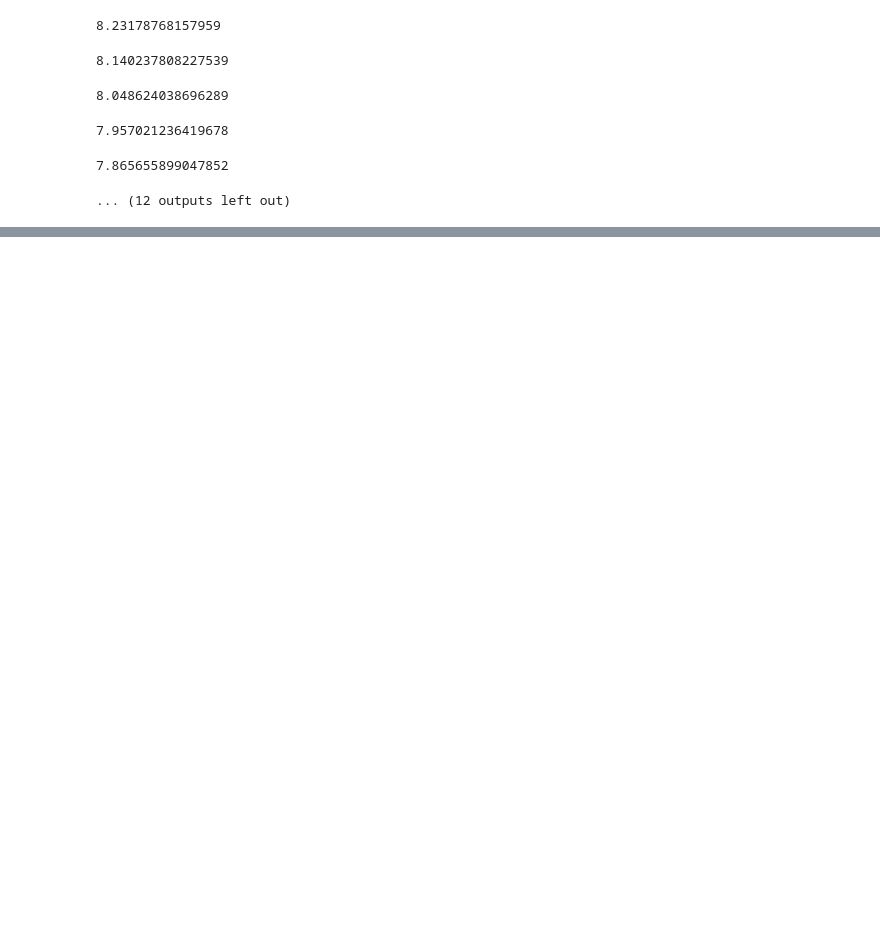
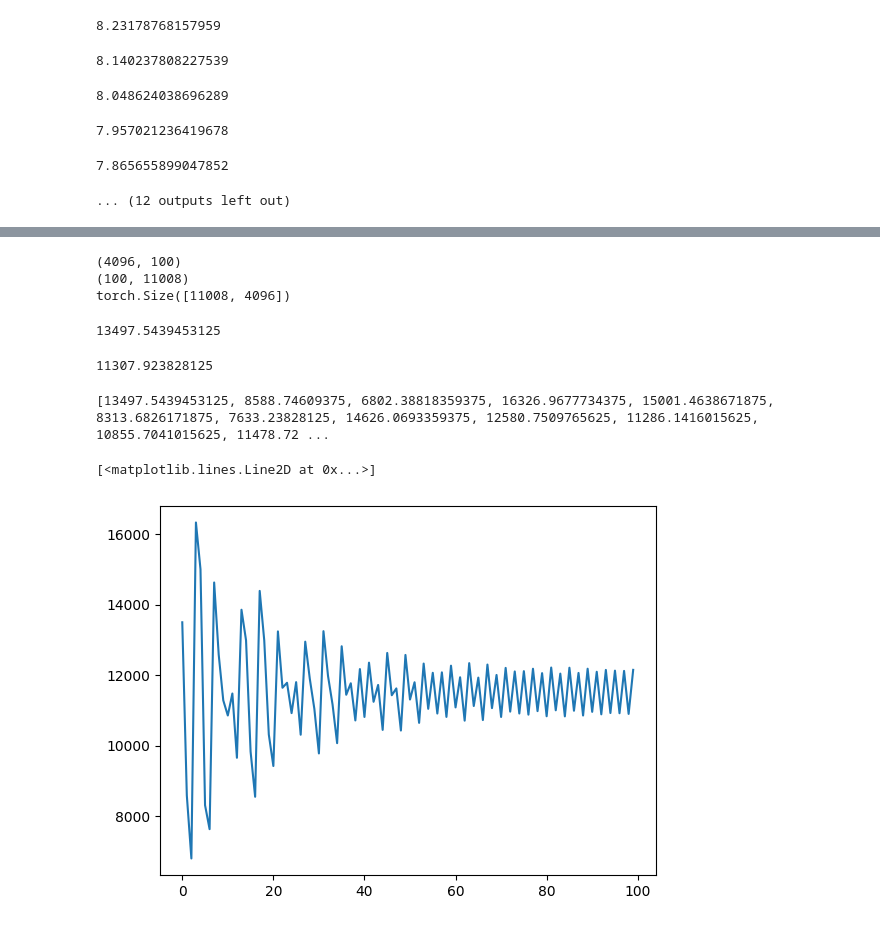
Before and after one commit to mlsquare/CompressiveLearning, a Jupyter notebook: colt/notebooks/03-Matrix-Distillation-via-CS.ipynb, the cells around one changed output, grey strips where cells are left out. Saved outputs shown, nothing was run; the diff lists cells and outputs as text; code cells hidden in the pictures; blank space fills up the shorter version.

```diff
--- a/colt/notebooks/03-Matrix-Distillation-via-CS.ipynb
+++ b/colt/notebooks/03-Matrix-Distillation-via-CS.ipynb
@@ -184,0 +200,50 @@ torch.Size([11008, 4096])
+# %%
+from scipy.sparse.linalg import svds
+As = np.matrix(A.detach().numpy(), dtype="float32")
+
+U, S, Vt = svds(As, k=100)
+# %%
+print(U.shape)
+print(Vt.shape)
+
+
+W = weight_data['model.layers.28.mlp.down_proj.weight']
+W = W.T
+print(W.shape)
+
+nin = W.shape[0]
+nout = W.shape[1]
+nk = 100
+nhid  = nhid
+
+Phi = torch.randn((nhid,nk), requires_grad=True)
+optimizer = torch.optim.SGD([Phi], lr=0.01, momentum=0.9)
+
+Wa = random_projection((nin,nhid),normalize=True,bias=True,scale=5,gate=True)
+Wb = torch.from_numpy(U).T
+
+from tqdm import tqdm
+
+loss_acc = []
+for i in tqdm(range(100)):
+    optimizer.zero_grad()
+    # Wh =  Wa * Phi * Wb
+    Wh = torch.matmul(Wa,torch.matmul(Phi,Wb))
+    loss = (torch.linalg.matrix_norm(W-Wh,'fro'))
+    loss.backward()
+    optimizer.step()
+    loss_acc.append(loss.item())
+    if i % 50 == 0:
+        print(loss_acc[-1])
+
+print(loss_acc)
+plt.plot(loss_acc)
+# %% [output]
+(4096, 100)
+(100, 11008)
+torch.Size([11008, 4096])
+13497.5439453125
+11307.923828125
+[13497.5439453125, 8588.74609375, 6802.38818359375, 16326.9677734375, 15001.4638671875, 8313.6826171875, 7633.23828125, 14626.0693359375, 12580.7509765625, 11286.1416015625, 10855.7041015625, 11478.72 ...
+[<matplotlib.lines.Line2D at 0x...>]
+[figure, added]
```
Also changed, not shown: parts of 2 cells of this notebook.
